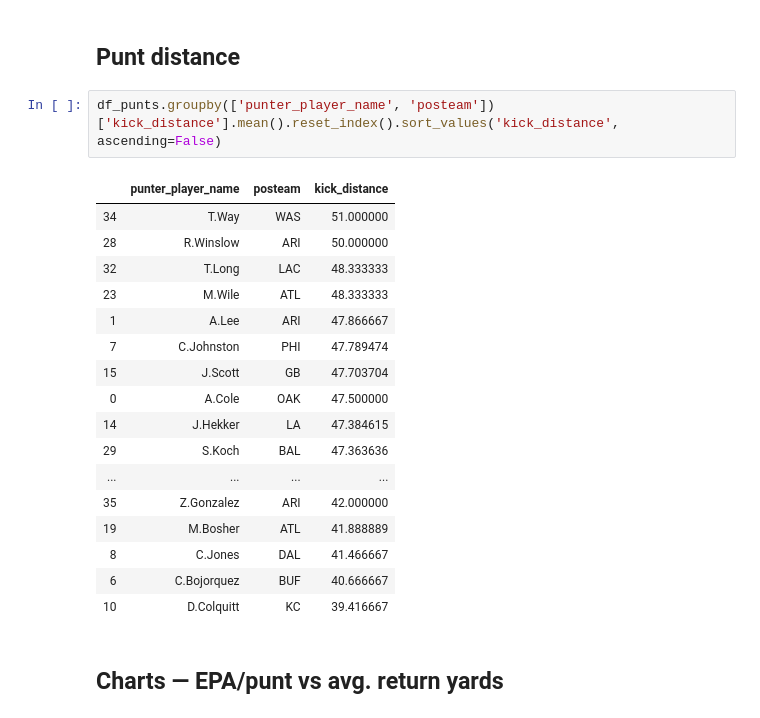
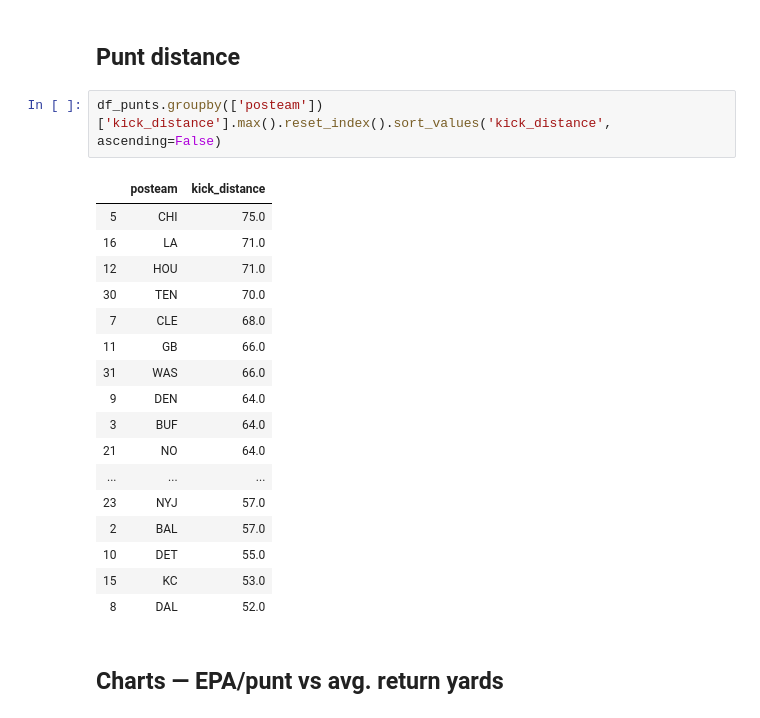
Before and after one commit to larsjaakko/nfl-notebooks, a Jupyter notebook: 2019/Punt EPA.ipynb, the cells around one changed output. Cells and saved outputs as stored; diff of their text form.

```diff
--- a/2019/Punt EPA.ipynb
+++ b/2019/Punt EPA.ipynb
@@ -250,25 +250,25 @@ plt.savefig('output/punt/' + 'total_return_yards.png'.format(), format='png', dp
 # %% [markdown]
 ## Punt distance
 # %%
-df_punts.groupby(['punter_player_name', 'posteam'])['kick_distance'].mean().reset_index().sort_values('kick_distance', ascending=False)
+df_punts.groupby(['posteam'])['kick_distance'].max().reset_index().sort_values('kick_distance', ascending=False)
 # %% [output]
-|  | punter_player_name | posteam | kick_distance |
-| 34 | T.Way | WAS | 51.000000 |
-| 28 | R.Winslow | ARI | 50.000000 |
-| 32 | T.Long | LAC | 48.333333 |
-| 23 | M.Wile | ATL | 48.333333 |
-| 1 | A.Lee | ARI | 47.866667 |
-| 7 | C.Johnston | PHI | 47.789474 |
-| 15 | J.Scott | GB | 47.703704 |
-| 0 | A.Cole | OAK | 47.500000 |
-| 14 | J.Hekker | LA | 47.384615 |
-| 29 | S.Koch | BAL | 47.363636 |
-| ... | ... | ... | ... |
-| 35 | Z.Gonzalez | ARI | 42.000000 |
-| 19 | M.Bosher | ATL | 41.888889 |
-| 8 | C.Jones | DAL | 41.466667 |
-| 6 | C.Bojorquez | BUF | 40.666667 |
-| 10 | D.Colquitt | KC | 39.416667 |
+|  | posteam | kick_distance |
+| 5 | CHI | 75.0 |
+| 16 | LA | 71.0 |
+| 12 | HOU | 71.0 |
+| 30 | TEN | 70.0 |
+| 7 | CLE | 68.0 |
+| 11 | GB | 66.0 |
+| 31 | WAS | 66.0 |
+| 9 | DEN | 64.0 |
+| 3 | BUF | 64.0 |
+| 21 | NO | 64.0 |
+| ... | ... | ... |
+| 23 | NYJ | 57.0 |
+| 2 | BAL | 57.0 |
+| 10 | DET | 55.0 |
+| 15 | KC | 53.0 |
+| 8 | DAL | 52.0 |
 # %% [markdown]
 ## Charts — EPA/punt vs avg. return yards
 # %%
```
Also changed, not shown: parts of 2 cells of this notebook, 1 other file.
